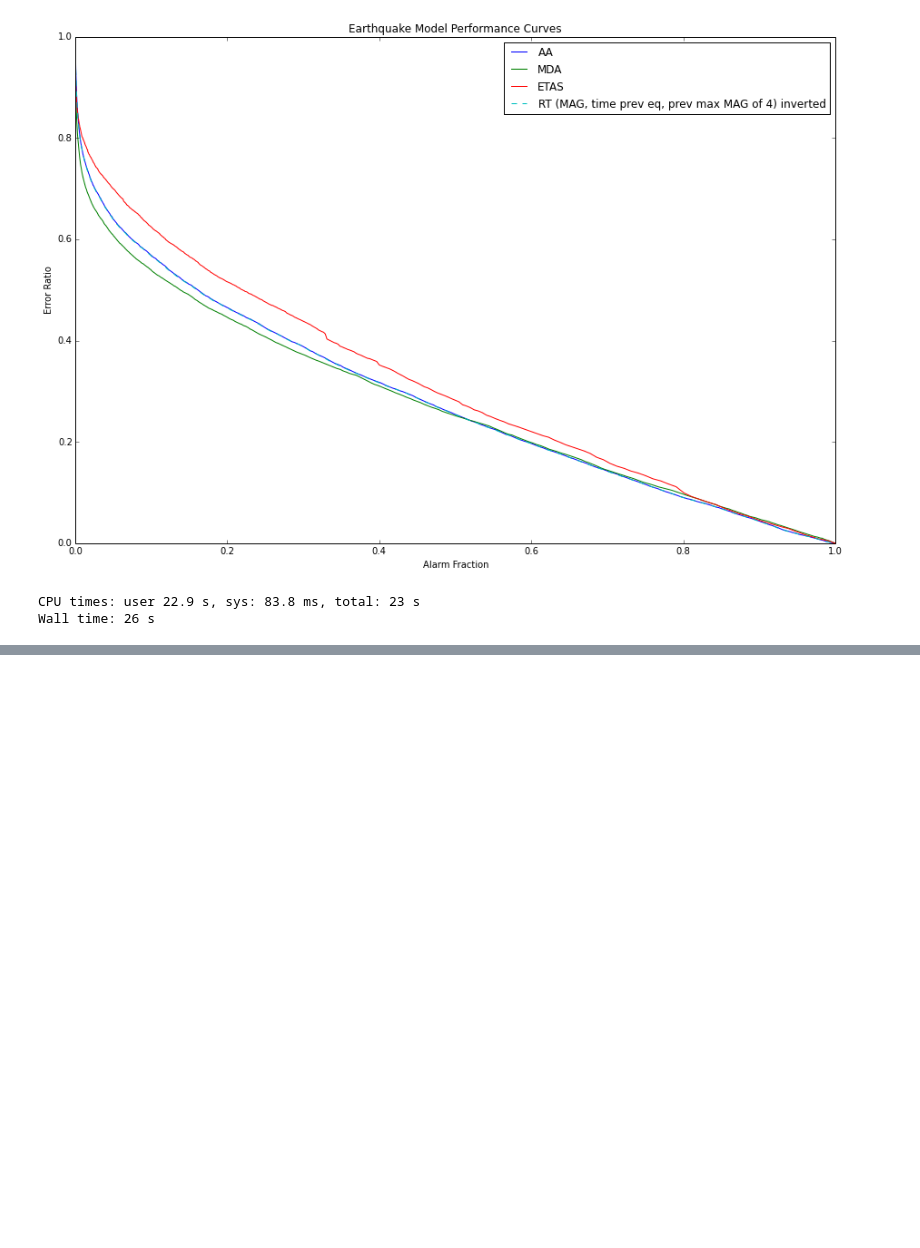
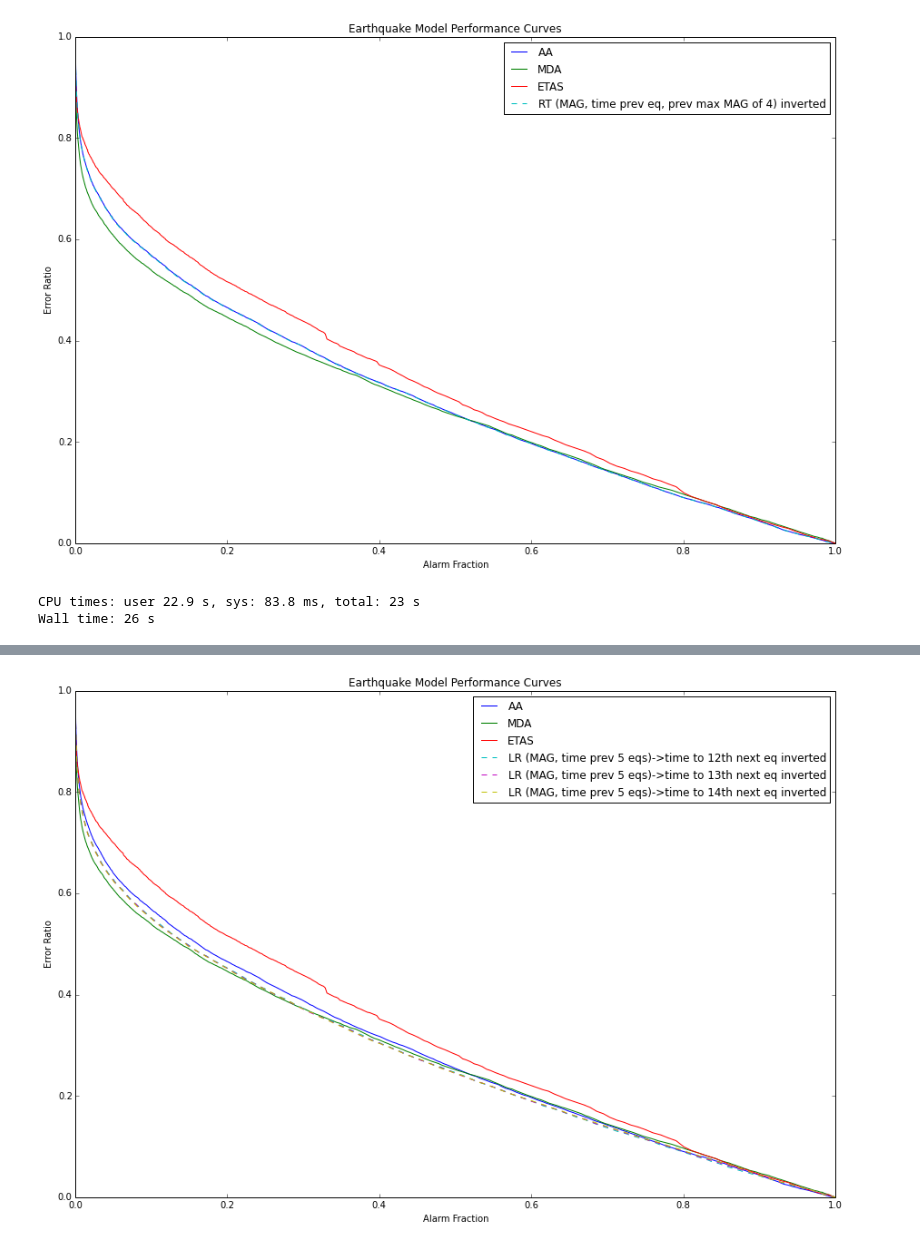
Before and after one commit to AlvinYuan/analyzers, a Jupyter notebook: notebooks/CS294.ipynb, the cells around one changed output, grey strips where cells are left out. Drawn from its saved outputs; the diff is of its cells as text; code cells hidden in the pictures; blank space fills up the shorter version.

Commit message:
linear regression combining predicting later events and having previous offsets as features.

```diff
--- a/notebooks/CS294.ipynb
+++ b/notebooks/CS294.ipynb
@@ -827,7 +827,7 @@ max_alarm_length = np.max(offset_till_nth_next(training_event_times, 1))
 multipliers = [max_alarm_length * .985**i for i in range(1500)]
 
 # Training
-model.fit(training_matrix[:-n,:], training_goals)
+model.fit(training_matrix[:-end_cutoff,:], training_goals)
 alarm_fractions = []
 error_ratios = []
 for multiplier in multipliers:
@@ -840,7 +840,7 @@ check_coverage(alarm_fractions, error_ratios)
 training_points = clean_points(alarm_fractions, error_ratios)
 # Print Training Results
 print "Coefficients: ", model.coef_
-print "Model Goodness of Fit: ", model.score(training_matrix[:-n,:], training_goals)
+print "Model Goodness of Fit: ", model.score(training_matrix[:-end_cutoff,:], training_goals)
 
 # Evaluation
 alarm_fractions = []
@@ -1878,0 +1876,90 @@ Wall time: 26 s
+# %%
+%%time
+"""
+Input: raw magnitude, time to previous 1-(3-6) earthquakes
+Output: time till 10-19th next earthquake
+Model: LinearRegression
+Model Parameters: default
+Model->Alarm Model Function: simple_inverter_alarm_func_generator
+---Results---
+This combines some promising results from previous explorations.
+The combination yields improvement over the pieces alone.
+The combination is closer yet to MDA performance.
+Some parameters yield better training than MDA.
+This may be due to overfitting, but it's not completely clear what is going on.
+As mentioned previously, it may be that the test set just fits certain patterns more than the training set,
+an issue somewhat tangent to whether the model fits the training set too well or not.
+For all these explorations, test set scores are higher than training set scores, which is odd and may be an indication of the
+hypothesis above. More data could clear this up.
+In general though, it seems like this is a decent model space to apply to earthquake alarm prediction.
+"""
+labels = []
+for end_cutoff in xrange(10,20):
+    for beginning_cutoff in xrange(3,7):
+        # Set up Input/Output data
+        training_event_times = np.matrix(training["datetime"].values).getT()
+        training_matrix = np.matrix(training[["MAG"]].values)[beginning_cutoff:]
+        for i in range(1, beginning_cutoff + 1):
+            training_matrix = np.concatenate((training_matrix, offset_till_nth_next(training_event_times, i)[beginning_cutoff-i:]), axis=1)
+        training_goals = offset_till_nth_next(training_event_times, end_cutoff)[beginning_cutoff:]
+        training_event_times = training_event_times[beginning_cutoff:]
+        test_event_times = np.matrix(test["datetime"].values).getT()
+        test_matrix = np.matrix(test[["MAG"]].values)[beginning_cutoff:]
+        for i in range(1, beginning_cutoff + 1):
+            test_matrix = np.concatenate((test_matrix, offset_till_nth_next(test_event_times, i)[beginning_cutoff-i:]), axis=1)
+        test_event_times = test_event_times[beginning_cutoff:]
+
+        # Set up Model
+        model = linear_model.LinearRegression()
+
+        # Set up Model->Alarm Model Function
+        def simple_inverter_alarm_func_generator(multiplier, max_alarm_length):
+            def alarm_func(time_predictions):
+                start_offsets = np.zeros([time_predictions.shape[0], 1])
+                stop_offsets = multiplier * np.maximum(0, (max_alarm_length - time_predictions))
+                return start_offsets, stop_offsets
+            return alarm_func
+
+        alarm_func_generator = simple_inverter_alarm_func_generator
+
+        # Training/Evaluation Variables
+        max_alarm_length = np.max(offset_till_nth_next(training_event_times, 1))
+        # Compute alarm_fractions and error_ratios for regression trees on magnitude data by varying multipler
+        multipliers = [max_alarm_length * .985**i for i in range(1500)]
+
+        # Training
+        model.fit(training_matrix[:-end_cutoff,:], training_goals)
+        alarm_fractions = []
+        error_ratios = []
+        for multiplier in multipliers:
+            alarm_model = convert_time_prediction_model_to_alarm_model(model, alarm_func_generator(multiplier, max_alarm_length))
+            alarms = alarm_model(training_matrix, training_event_times)
+            predicted, time_contributions = process_alarms(training_event_times, alarms)
+            alarm_fractions.append(alarm_fraction(training_event_times, time_contributions))
+            error_ratios.append(error_ratio(predicted))
+        check_coverage(alarm_fractions, error_ratios)
+        training_points = clean_points(alarm_fractions, error_ratios)
+        # Print Training Results
+        print "predicting: " + str(end_cutoff) + ", lookback: " + str(beginning_cutoff)
+        print "Coefficients: ", model.coef_
+        print "Model Goodness of Fit: ", model.score(training_matrix[:-end_cutoff,:], training_goals)
+
+        # Evaluation
+        alarm_fractions = []
+        error_ratios = []
+        for multiplier in multipliers:
+            alarm_model = convert_time_prediction_model_to_alarm_model(model, alarm_func_generator(multiplier, max_alarm_length))
+            alarms = alarm_model(test_matrix, test_event_times)
+            predicted, time_contributions = process_alarms(test_event_times, alarms)
+            alarm_fractions.append(alarm_fraction(test_event_times, time_contributions))
+            error_ratios.append(error_ratio(predicted))
+        check_coverage(alarm_fractions, error_ratios)
+        test_points = clean_points(alarm_fractions, error_ratios)
+
+        label = "LR (MAG, time prev " + str(beginning_cutoff) + " eqs)->time to " + str(end_cutoff) + "th next eq inverted"
+        labels.append(label)
+        tested_models[label] = { "training": training_points, "test": test_points }
+# Print and Plot Results
+printScoresAgainstBaselines(labels, True)
+plotAgainstBaselines([labels[10], labels[14], labels[18]], isList=True)
+# %% [output]
@@ -1878,0 +1983 @@ Wall time: 26 s
+[figure, added]
```
Also changed, not shown: parts of 6 cells of this notebook.
